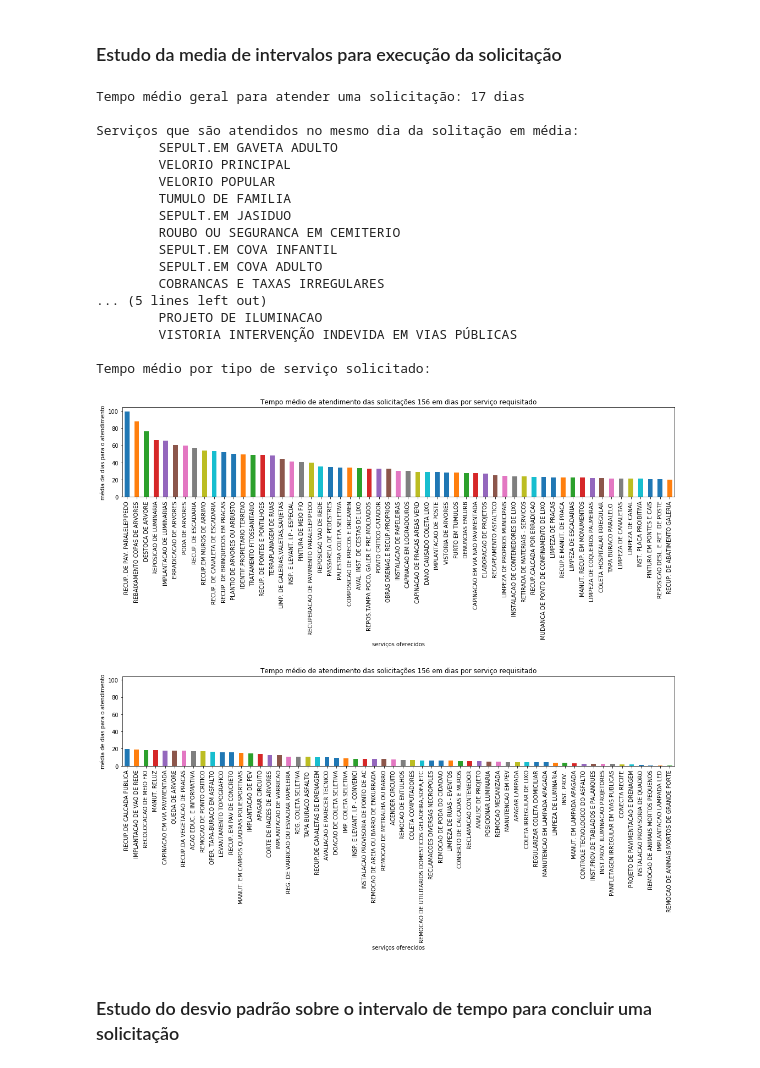
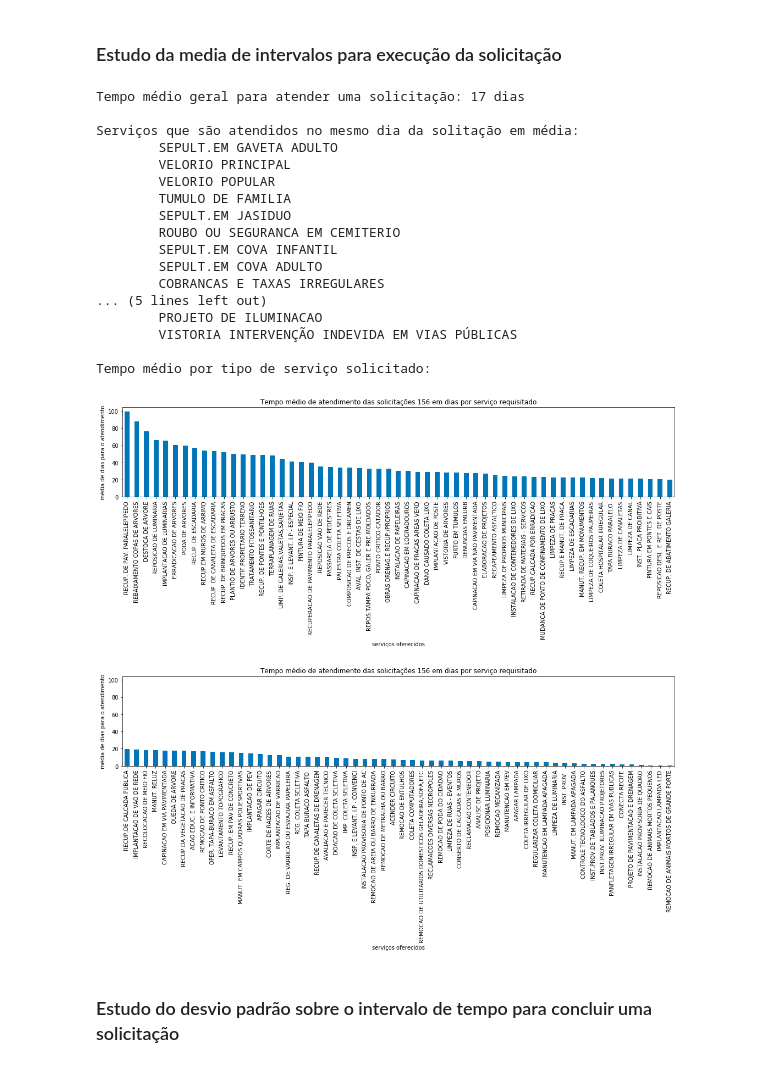
Before and after one commit to if1015-datascience-ufpe/2018-2-projeto-randomic, a Jupyter notebook: notebooks/hypotheses/hypothese 3 - tempo médio de atendimento.ipynb, the cells around one changed output. Saved outputs shown, nothing was run; the diff lists cells and outputs as text; code cells hidden in the pictures.

```diff
--- a/notebooks/hypotheses/hypothese 3 - tempo médio de atendimento.ipynb
+++ b/notebooks/hypotheses/hypothese 3 - tempo médio de atendimento.ipynb
@@ -73,40 +73,42 @@ axis = group_sorted_nozero.iloc[:group_sorted_nozero.shape[0]//2,:].plot.bar(
     y='INTERVALO',
     figsize=(18, 12),
     legend=False,
+    color=(0, 0.46, 0.72),
     title='Tempo médio de atendimento das solicitações 156 em dias por serviço requisitado')
 axis.set_ylabel('média de dias para o atendimento')
 axis.set_xlabel('serviços oferecidos')
 
 axis = group_sorted_nozero.iloc[group_sorted_nozero.shape[0]//2:,:].plot.bar(
     x=None,
     ax=axes[1],
     y='INTERVALO',
     figsize=(18, 12),
+    color=(0, 0.46, 0.72),
     legend=False,
     title='Tempo médio de atendimento das solicitações 156 em dias por serviço requisitado')
 axis.set_ylabel('média de dias para o atendimento')
 axis.set_xlabel('serviços oferecidos')
 
 print('\nTempo médio por tipo de serviço solicitado:')
 # %% [output]
 Tempo médio geral para atender uma solicitação: 17 dias
 
 Serviços que são atendidos no mesmo dia da solitação em média:
         SEPULT.EM GAVETA ADULTO
         VELORIO PRINCIPAL
         VELORIO POPULAR
         TUMULO DE FAMILIA
         SEPULT.EM JASIDUO
         ROUBO OU SEGURANCA EM CEMITERIO
         SEPULT.EM COVA INFANTIL
         SEPULT.EM COVA ADULTO
         COBRANCAS E TAXAS IRREGULARES
 ... (5 lines left out)
         PROJETO DE ILUMINACAO
         VISTORIA INTERVENÇÃO INDEVIDA EM VIAS PÚBLICAS
 
 Tempo médio por tipo de serviço solicitado:
-[figure, old version]
+[figure, new version]
 # %% [markdown]
 ### Estudo do desvio padrão sobre o intervalo de tempo para concluir uma solicitação
 # %%
```
Also changed, not shown: parts of 1 cell of this notebook, 3 other files.
